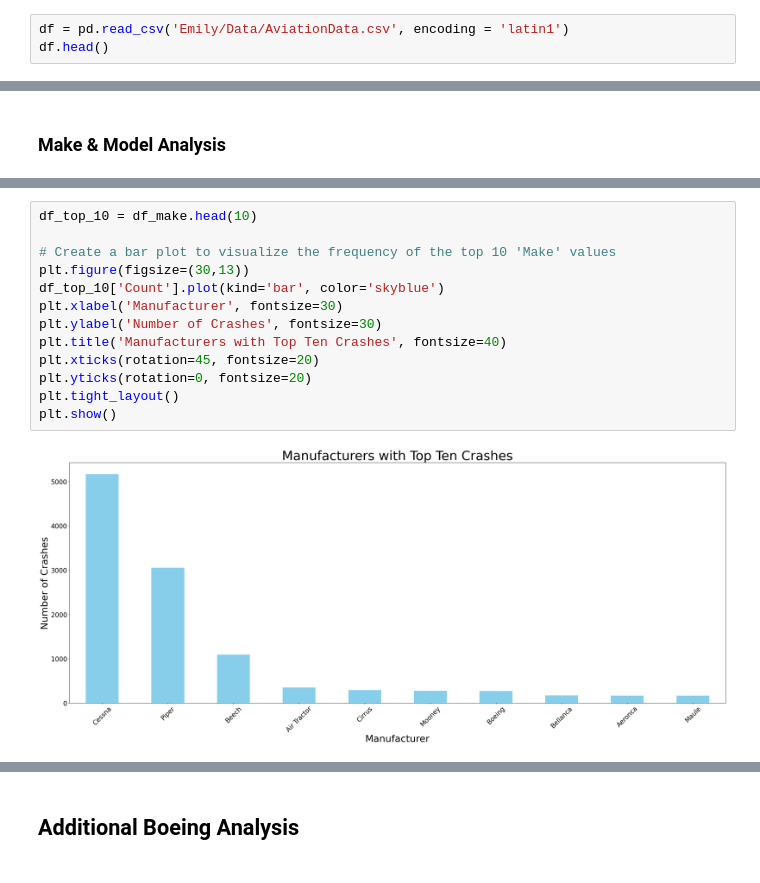
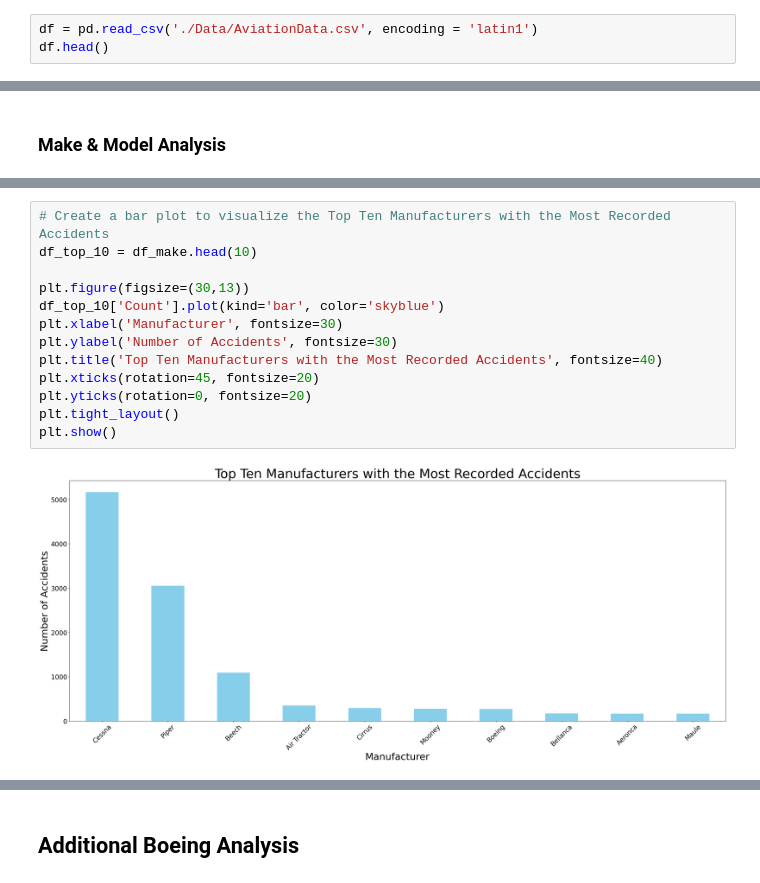
Before and after one commit to serbinaekaterinai/Aircraft-EDA-Project-, a Jupyter notebook: Aircraft_Accidents_EDA.ipynb, the cells around one changed output, grey strips where cells are left out. Drawn from its saved outputs; the diff is of its cells as text.

Commit message:
updates to notebook, readme, images, and presentation

```diff
--- a/Phase1_Project.ipynb
+++ b/Aircraft_Accidents_EDA.ipynb
@@ -15,7 +15,7 @@ warnings.filterwarnings("ignore")
 # %% [markdown]
 ## Read Data
 # %%
-df = pd.read_csv('Emily/Data/AviationData.csv', encoding = 'latin1')
+df = pd.read_csv('./Data/AviationData.csv', encoding = 'latin1')
 df.head()
 # %% [output]
 |  | Event.Id | Investigation.Type | Accident.Number | Event.Date | Location | Country | Latitude | Longitude | ... |
@@ -264,18 +285,18 @@ df_make.head(20)
 | Taylorcraft | 11.0 | 24.0 | 13.0 | 59.0 | 107.0 | ... |
 | Diamond Aircraft Ind Inc | 15.0 | 12.0 | 11.0 | 82.0 | 120.0 | ... |
 # %%
+# Create a bar plot to visualize the Top Ten Manufacturers with the Most Recorded Accidents
 df_top_10 = df_make.head(10)
 
-# Create a bar plot to visualize the frequency of the top 10 'Make' values
 plt.figure(figsize=(30,13))
 df_top_10['Count'].plot(kind='bar', color='skyblue')
 plt.xlabel('Manufacturer', fontsize=30)
-plt.ylabel('Number of Crashes', fontsize=30)
-plt.title('Manufacturers with Top Ten Crashes', fontsize=40)
+plt.ylabel('Number of Accidents', fontsize=30)
+plt.title('Top Ten Manufacturers with the Most Recorded Accidents', fontsize=40)
 plt.xticks(rotation=45, fontsize=20)
 plt.yticks(rotation=0, fontsize=20)
 plt.tight_layout()
 plt.show()
 # %% [output]
-[figure, old version]
+[figure, new version]
 # %%
```
Also changed, not shown: parts of 56 cells of this notebook, 10 other files.
